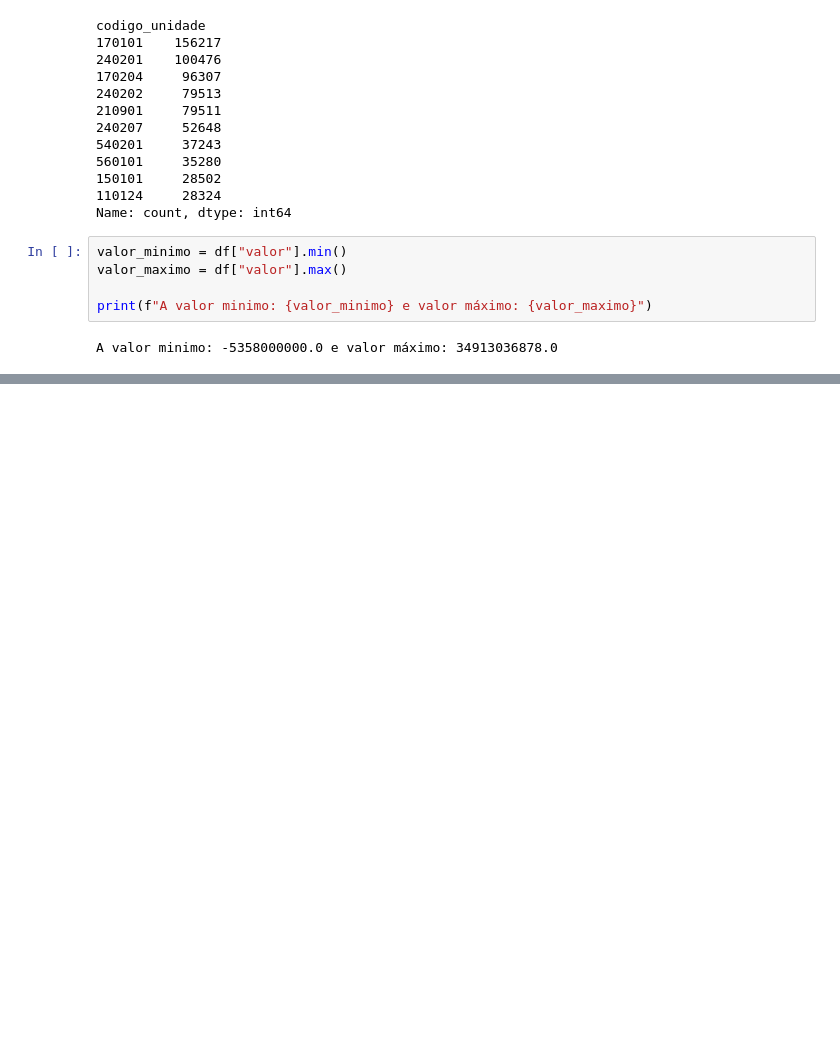
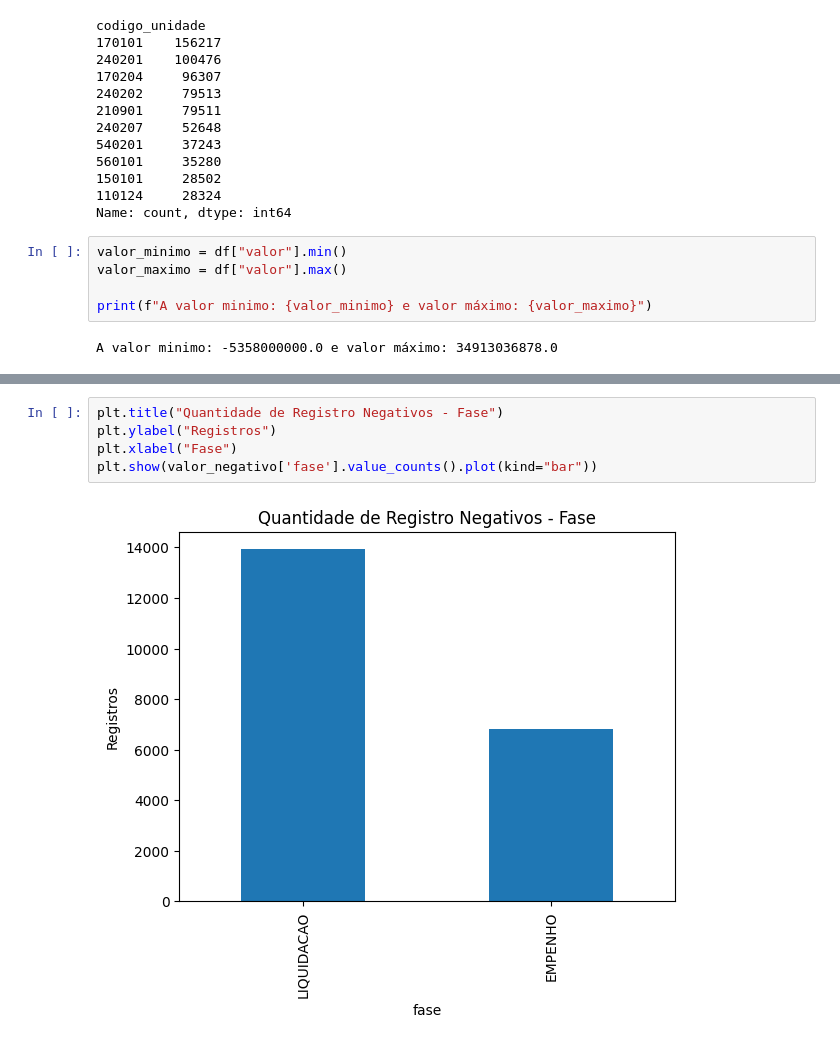
Before and after one commit to Rxz1Eaco/monografia, a Jupyter notebook: notebooks/EDA.ipynb, the cells around one changed output, grey strips where cells are left out. Saved outputs shown, nothing was run; the diff lists cells and outputs as text; blank space fills up the shorter version.

```diff
--- a/notebooks/EDA.ipynb
+++ b/notebooks/EDA.ipynb
@@ -209,0 +149,7 @@ display(df_percentual)
+# %%
+plt.title("Quantidade de Registro Negativos - Fase")
+plt.ylabel("Registros")
+plt.xlabel("Fase")
+plt.show(valor_negativo['fase'].value_counts().plot(kind="bar"))
+# %% [output]
+[figure, added]
```
Also changed, not shown: parts of 22 cells of this notebook.
